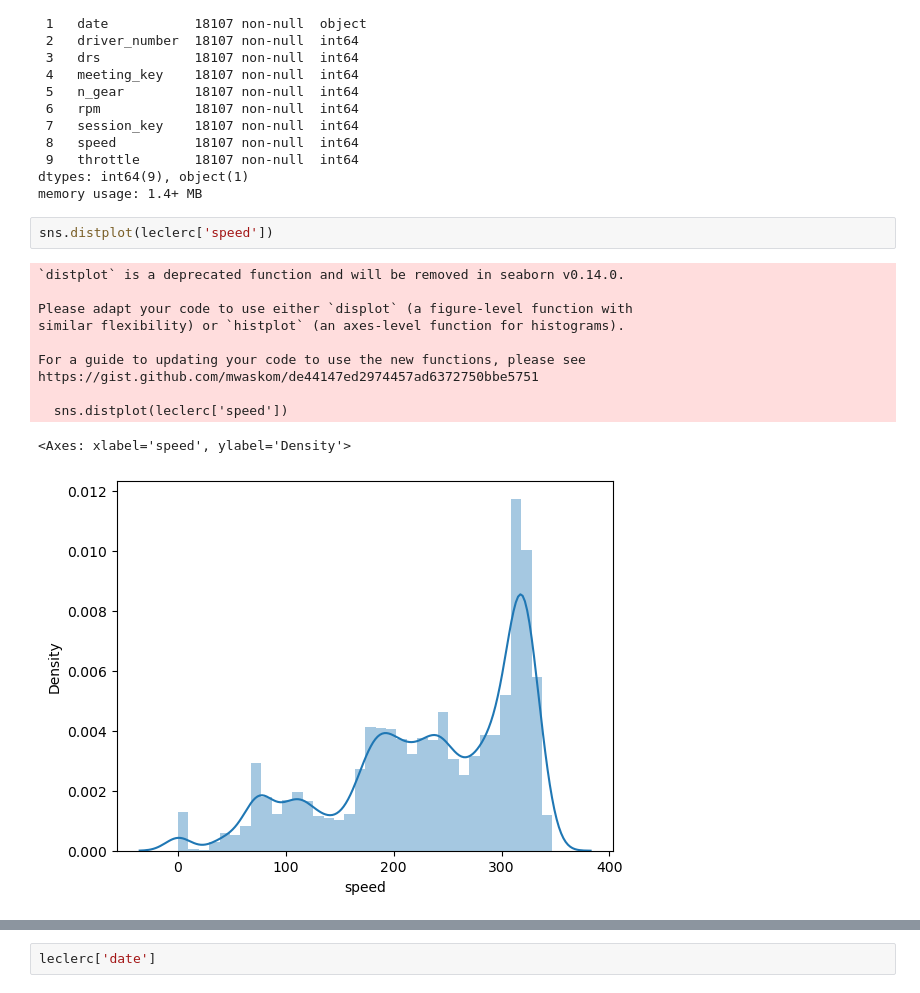
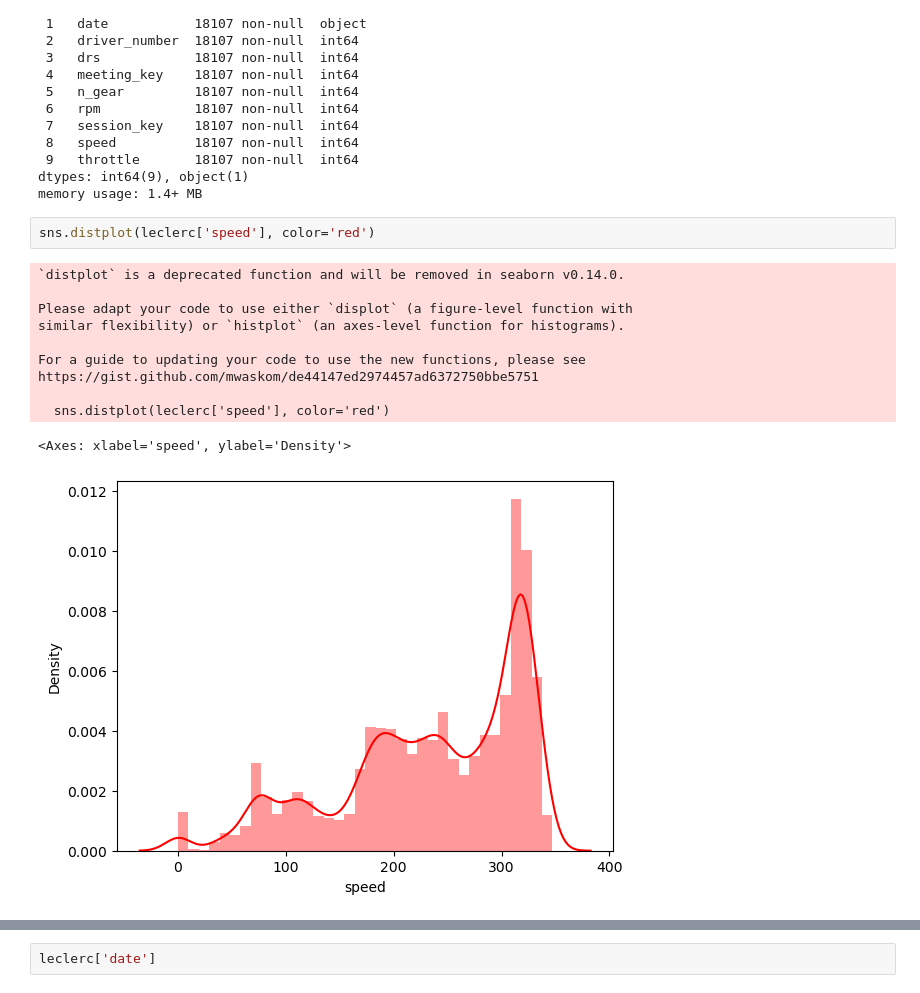
Before and after one commit to jstading/F1_ItalianGP_2024, a Jupyter notebook: ItalianGP_2024.ipynb, the cells around one changed output, grey strips where cells are left out. Cells and saved outputs as stored; diff of their text form.

```diff
--- a/ItalianGP_2024.ipynb
+++ b/ItalianGP_2024.ipynb
@@ -68,17 +68,17 @@ Data columns (total 10 columns):
 dtypes: int64(9), object(1)
 memory usage: 1.4+ MB
 # %%
-sns.distplot(leclerc['speed'])
+sns.distplot(leclerc['speed'], color='red')
 # %% [output]
 `distplot` is a deprecated function and will be removed in seaborn v0.14.0.
 
 Please adapt your code to use either `displot` (a figure-level function with
 similar flexibility) or `histplot` (an axes-level function for histograms).
 
 For a guide to updating your code to use the new functions, please see
 https://gist.github.com/mwaskom/de44147ed2974457ad6372750bbe5751
 
-  sns.distplot(leclerc['speed'])
+  sns.distplot(leclerc['speed'], color='red')
 <Axes: xlabel='speed', ylabel='Density'>
-[figure, old version]
+[figure, new version]
 # %%
```
Also changed, not shown: parts of 6 cells of this notebook, 1 other file.
